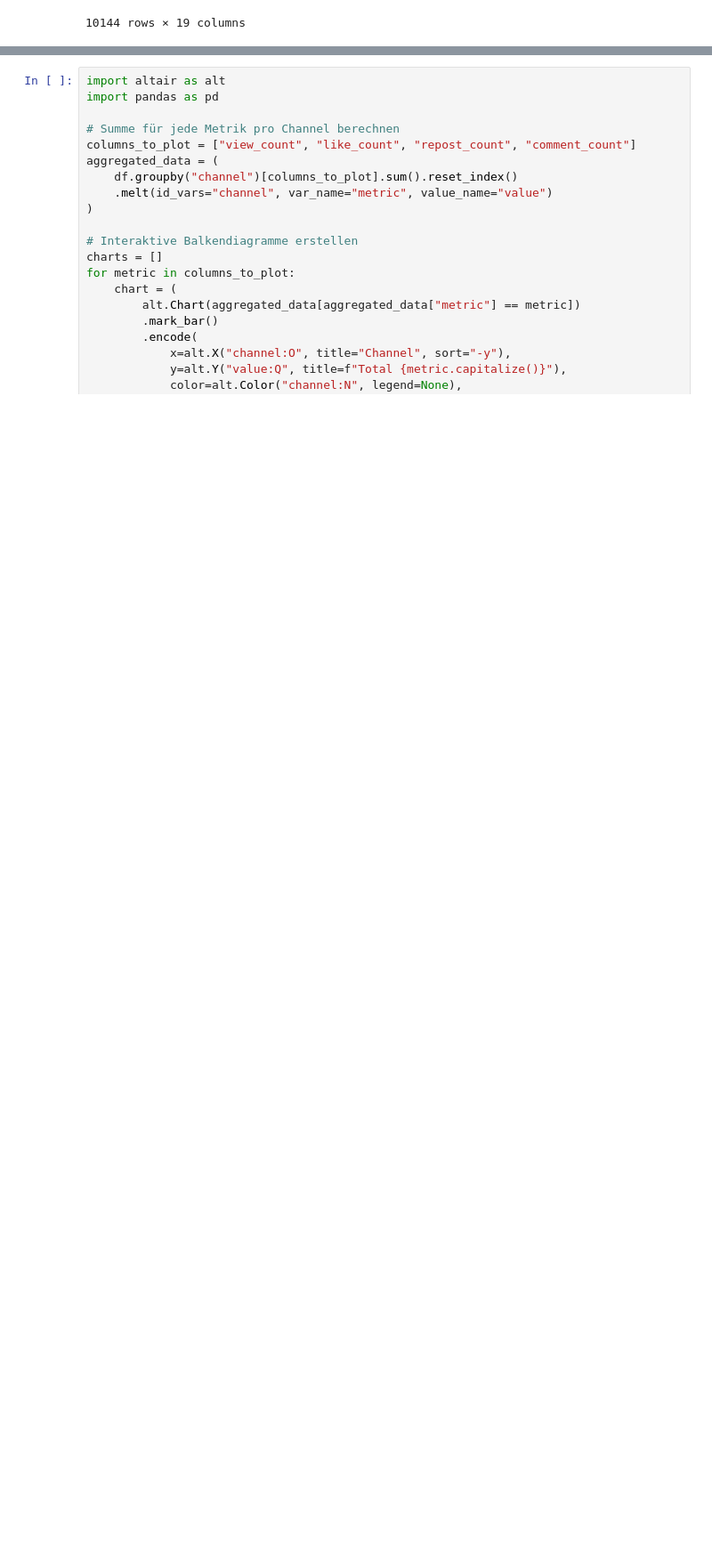
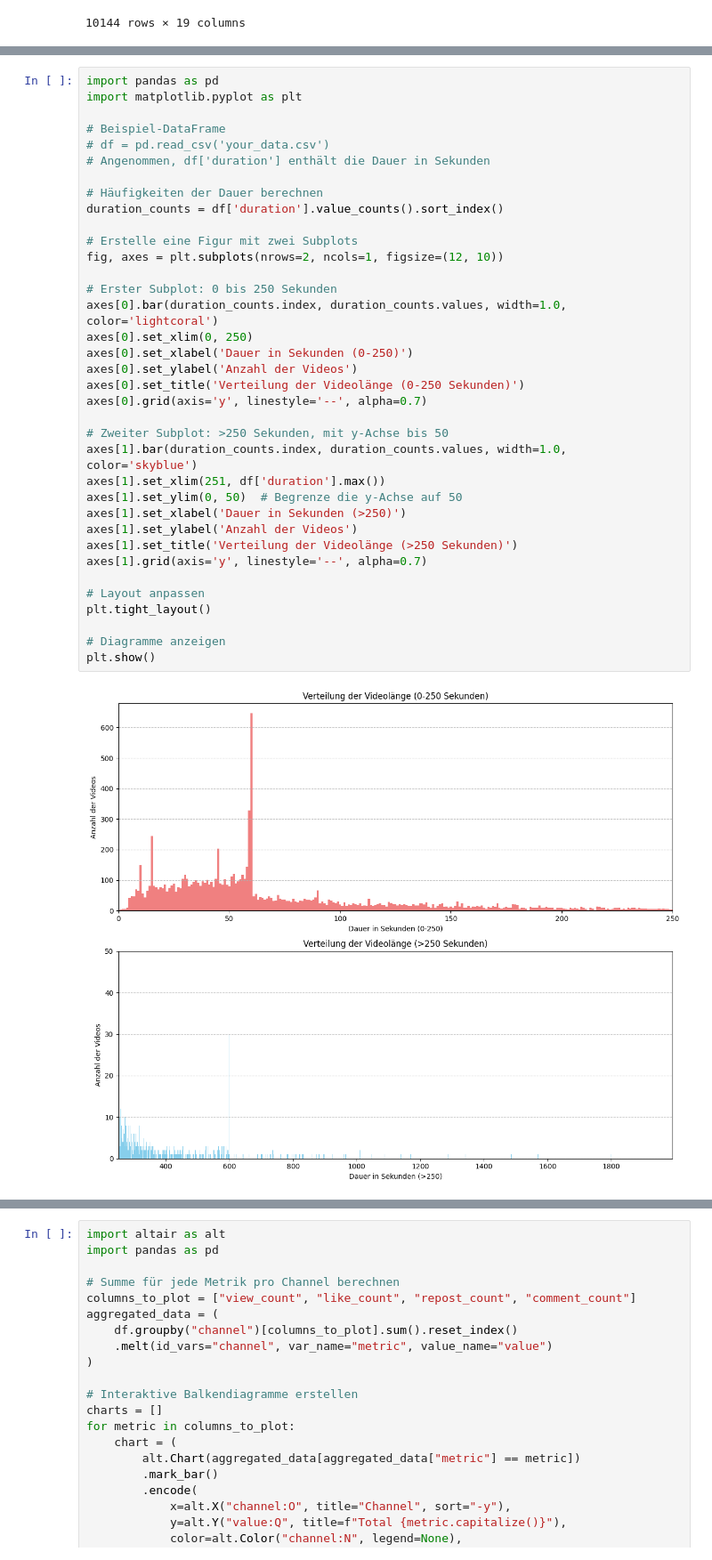
Before and after one commit to tt-fisher/tricktok, a Jupyter notebook: channel-link-extractor/channel-link-extractor.ipynb, the cells around one changed output, grey strips where cells are left out. Shown at 89% size. Cells and saved outputs as stored; diff of their text form; blank space fills up the shorter version.

```diff
--- a/channel-link-extractor/channel-link-extractor.ipynb
+++ b/channel-link-extractor/channel-link-extractor.ipynb
@@ -373,0 +464,38 @@ Das Skript vergleicht verschiedene TikTok-Kanäle anhand der Metriken "view_coun
+# %%
+import pandas as pd
+import matplotlib.pyplot as plt
+
+# Beispiel-DataFrame
+# df = pd.read_csv('your_data.csv')
+# Angenommen, df['duration'] enthält die Dauer in Sekunden
+
+# Häufigkeiten der Dauer berechnen
+duration_counts = df['duration'].value_counts().sort_index()
+
+# Erstelle eine Figur mit zwei Subplots
+fig, axes = plt.subplots(nrows=2, ncols=1, figsize=(12, 10))
+
+# Erster Subplot: 0 bis 250 Sekunden
+axes[0].bar(duration_counts.index, duration_counts.values, width=1.0, color='lightcoral')
+axes[0].set_xlim(0, 250)
+axes[0].set_xlabel('Dauer in Sekunden (0-250)')
+axes[0].set_ylabel('Anzahl der Videos')
+axes[0].set_title('Verteilung der Videolänge (0-250 Sekunden)')
+axes[0].grid(axis='y', linestyle='--', alpha=0.7)
+
+# Zweiter Subplot: >250 Sekunden, mit y-Achse bis 50
+axes[1].bar(duration_counts.index, duration_counts.values, width=1.0, color='skyblue')
+axes[1].set_xlim(251, df['duration'].max())
+axes[1].set_ylim(0, 50)  # Begrenze die y-Achse auf 50
+axes[1].set_xlabel('Dauer in Sekunden (>250)')
+axes[1].set_ylabel('Anzahl der Videos')
+axes[1].set_title('Verteilung der Videolänge (>250 Sekunden)')
+axes[1].grid(axis='y', linestyle='--', alpha=0.7)
+
+# Layout anpassen
+plt.tight_layout()
+
+# Diagramme anzeigen
+plt.show()
+# %% [output]
+[figure, added]
```
Also changed, not shown: parts of 5 cells of this notebook.
